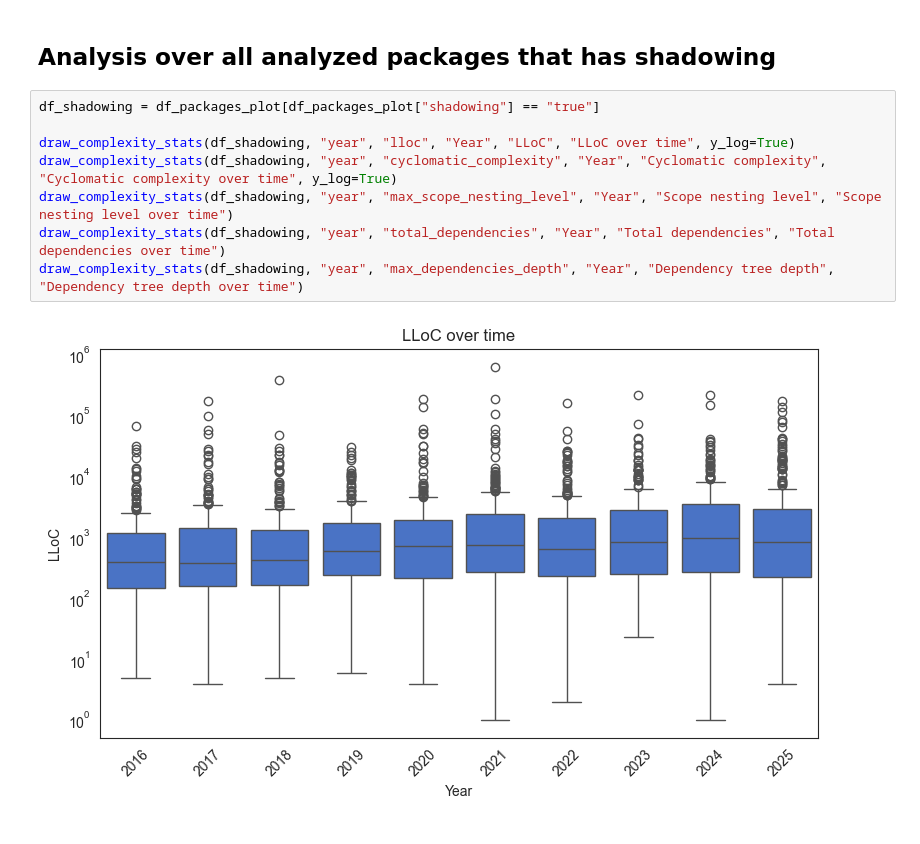
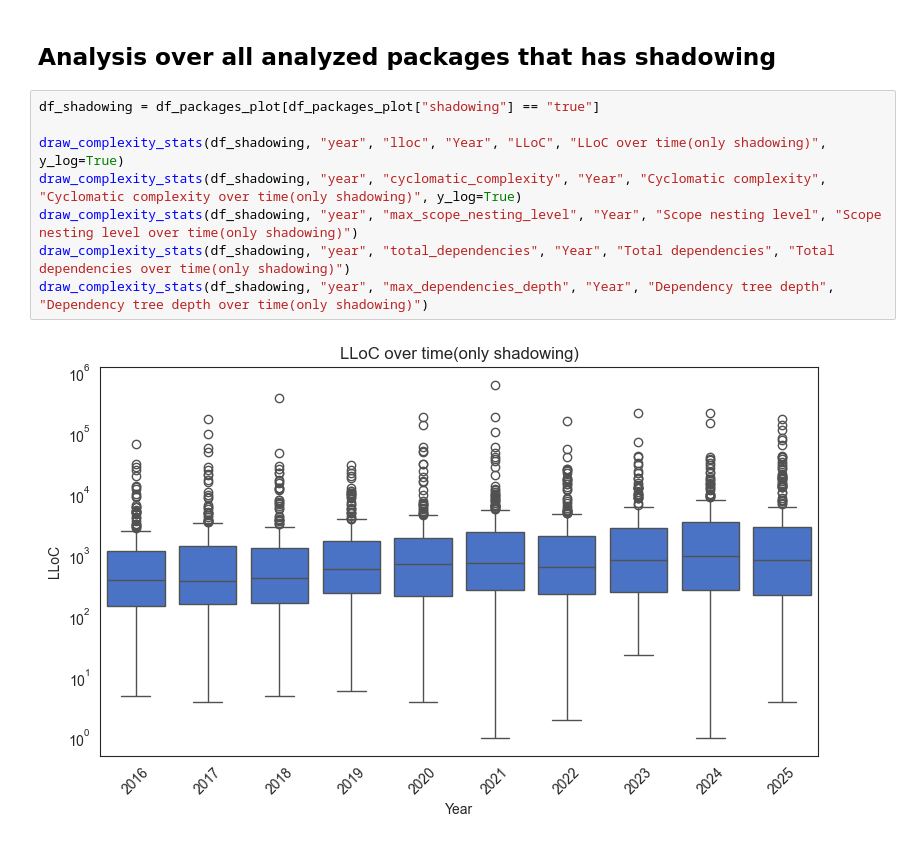
Before and after one commit to denisG99/ATCNS-Supply-Chain-Attack, a Jupyter notebook: src/complexity/analysis.ipynb, the cells around one changed output. Saved outputs shown, nothing was run; the diff lists cells and outputs as text.

Commit message:
change plots names

```diff
--- a/src/complexity/analysis.ipynb
+++ b/src/complexity/analysis.ipynb
@@ -127,10 +127,10 @@ draw_complexity_stats(df_packages_plot, "year", "max_dependencies_depth", "Year"
 # %%
 df_shadowing = df_packages_plot[df_packages_plot["shadowing"] == "true"]
 
-draw_complexity_stats(df_shadowing, "year", "lloc", "Year", "LLoC", "LLoC over time", y_log=True)
-draw_complexity_stats(df_shadowing, "year", "cyclomatic_complexity", "Year", "Cyclomatic complexity", "Cyclomatic complexity over time", y_log=True)
-draw_complexity_stats(df_shadowing, "year", "max_scope_nesting_level", "Year", "Scope nesting level", "Scope nesting level over time")
-draw_complexity_stats(df_shadowing, "year", "total_dependencies", "Year", "Total dependencies", "Total dependencies over time")
-draw_complexity_stats(df_shadowing, "year", "max_dependencies_depth", "Year", "Dependency tree depth", "Dependency tree depth over time")
+draw_complexity_stats(df_shadowing, "year", "lloc", "Year", "LLoC", "LLoC over time(only shadowing)", y_log=True)
+draw_complexity_stats(df_shadowing, "year", "cyclomatic_complexity", "Year", "Cyclomatic complexity", "Cyclomatic complexity over time(only shadowing)", y_log=True)
+draw_complexity_stats(df_shadowing, "year", "max_scope_nesting_level", "Year", "Scope nesting level", "Scope nesting level over time(only shadowing)")
+draw_complexity_stats(df_shadowing, "year", "total_dependencies", "Year", "Total dependencies", "Total dependencies over time(only shadowing)")
+draw_complexity_stats(df_shadowing, "year", "max_dependencies_depth", "Year", "Dependency tree depth", "Dependency tree depth over time(only shadowing)")
 # %% [output]
-[figure, old version]
+[figure, new version]
```
Also changed, not shown: parts of 1 cell of this notebook.
